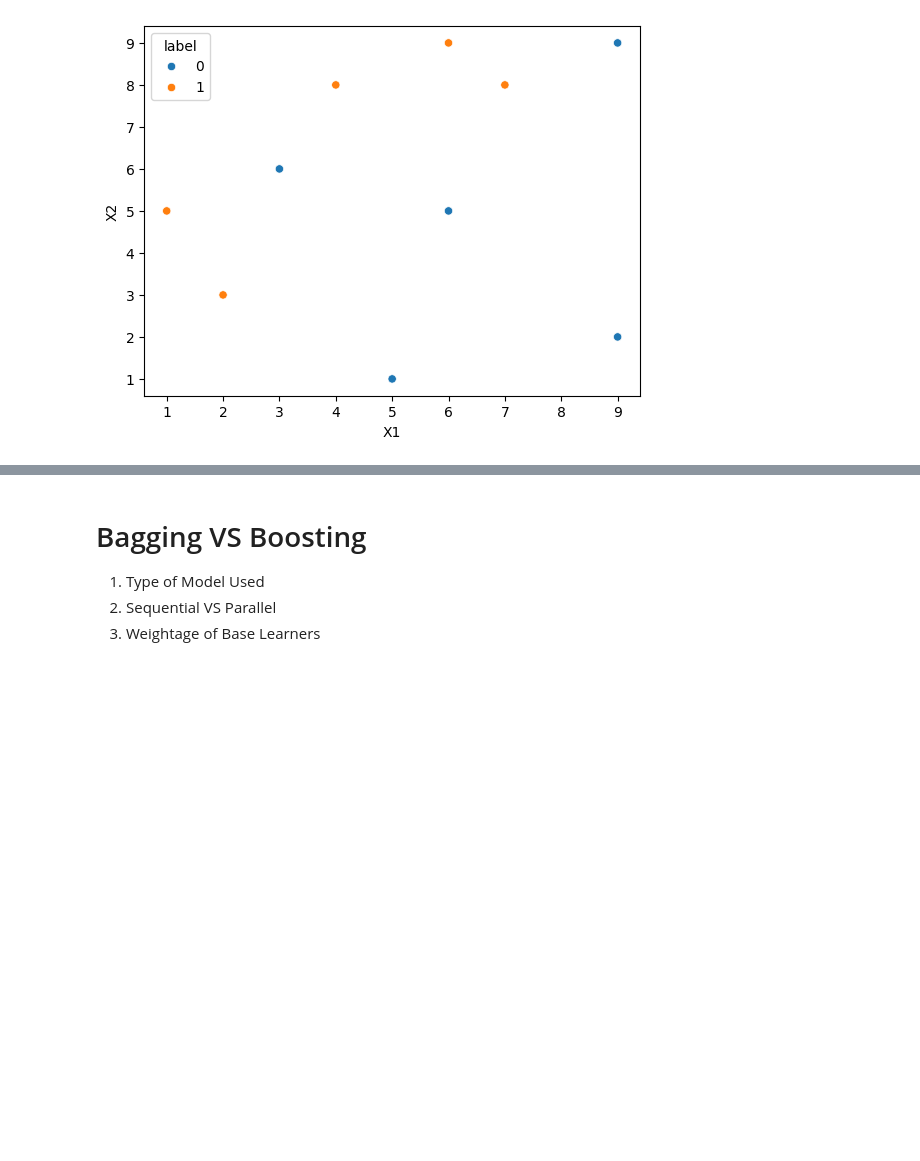
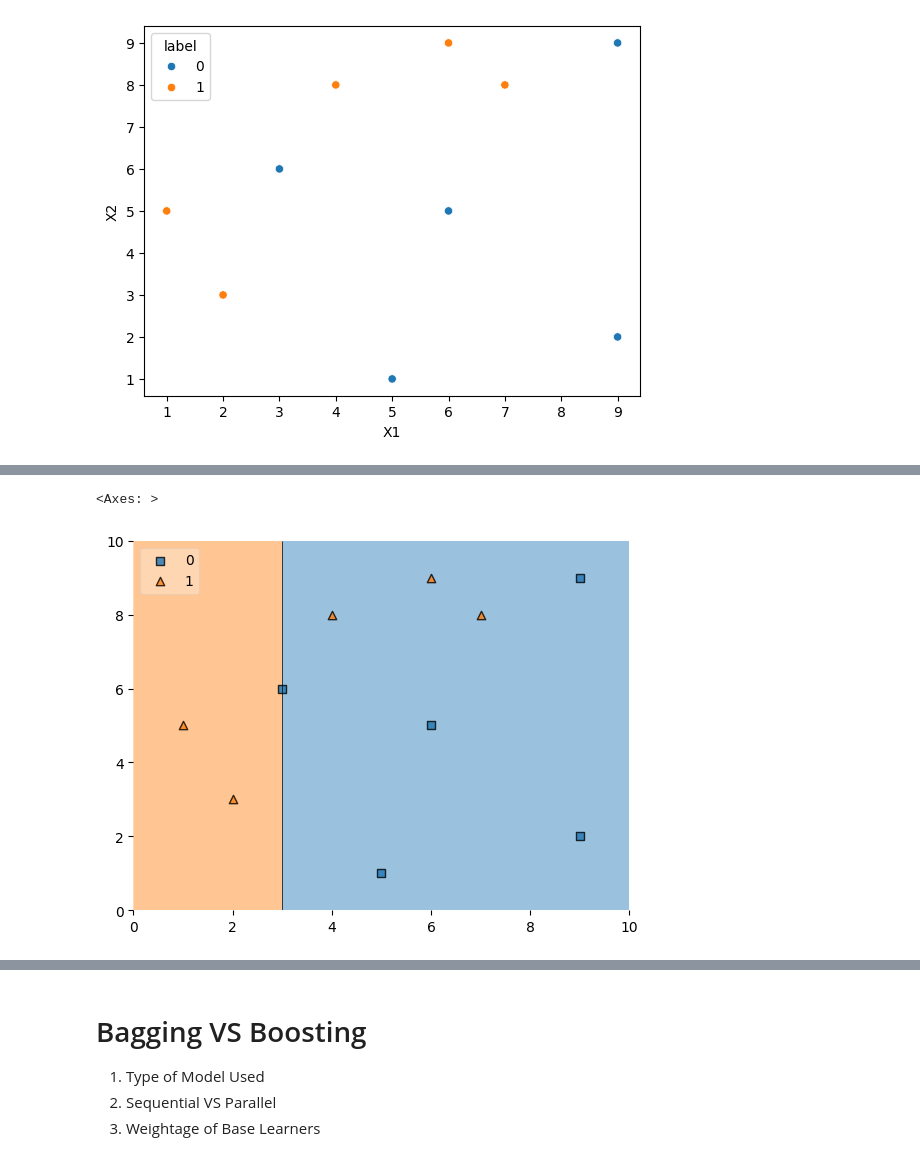
Before and after one commit to ahmedfakhar747/machine-learning-notebooks, a Jupyter notebook: 50_AdaBoost_Intuition_and_Implementation.ipynb, the cells around one changed output, grey strips where cells are left out. Drawn from its saved outputs; the diff is of its cells as text; code cells hidden in the pictures; blank space fills up the shorter version.

```diff
--- a/50_AdaBoost_Intuition_and_Implementation.ipynb
+++ b/50_AdaBoost_Intuition_and_Implementation.ipynb
@@ -36,0 +73,5 @@ plt.show()
+# %%
+plot_decision_regions(X, y, clf=dt1, legend=2)
+# %% [output]
+<Axes: >
+[figure, added]
```
Also changed, not shown: parts of 16 cells of this notebook.
